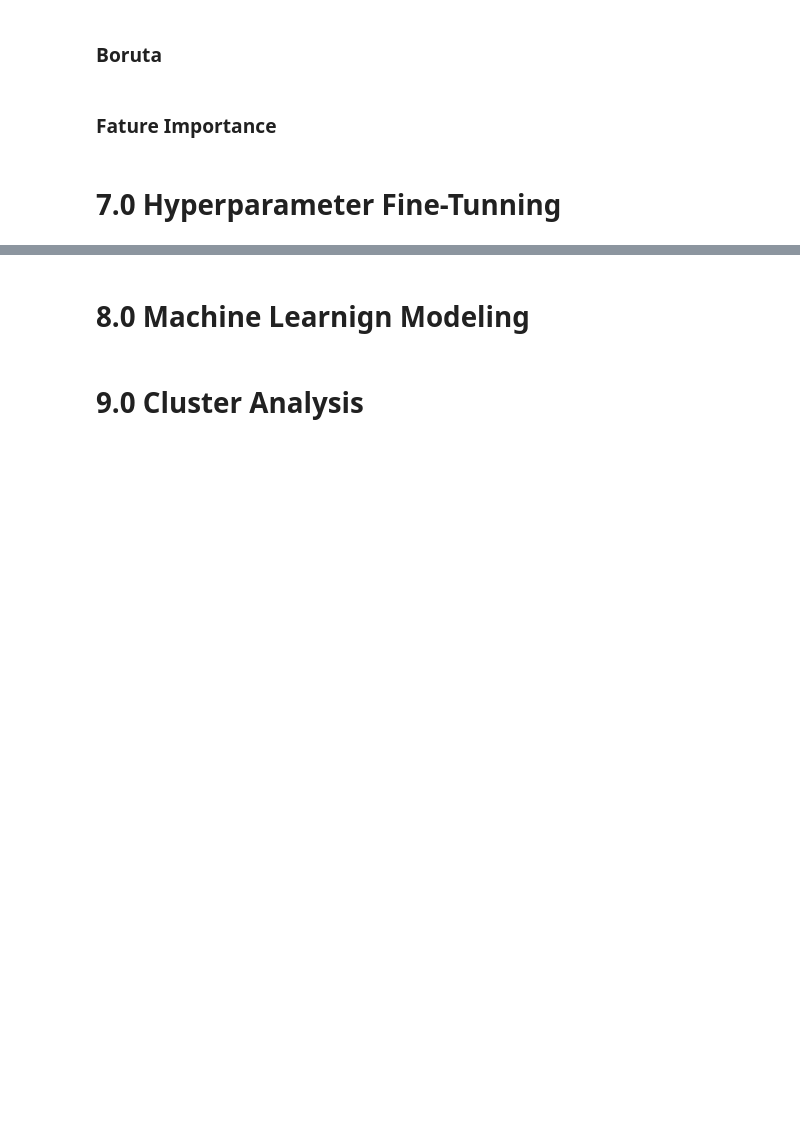
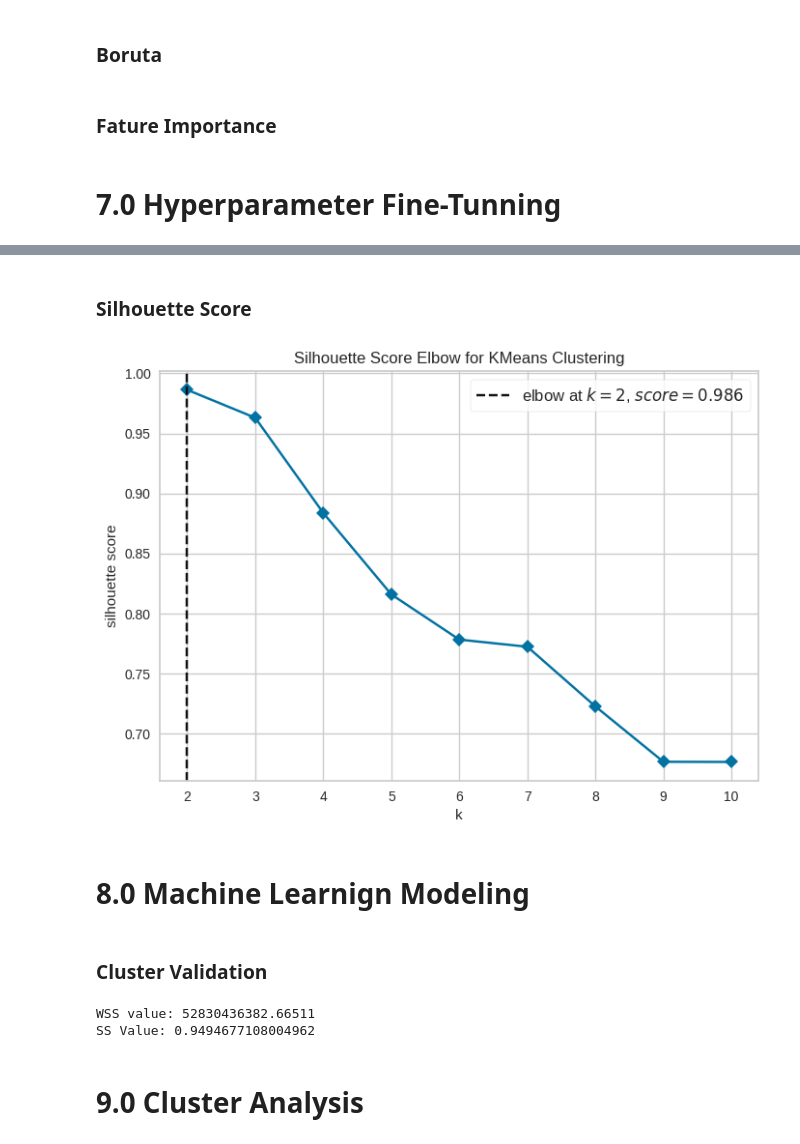
Before and after one commit to natan-matos/ds-clustering, a Jupyter notebook: notebooks/01-nm-metrics.ipynb, the cells around one changed output, grey strips where cells are left out. Saved outputs shown, nothing was run; the diff lists cells and outputs as text; code cells hidden in the pictures; blank space fills up the shorter version.

```diff
--- a/notebooks/01-nm-metrics.ipynb
+++ b/notebooks/01-nm-metrics.ipynb
@@ -253,2 +291,10 @@ df2
+# %% [markdown]
+### Silhouette Score
+# %%
+kmenas = KElbowVisualizer( KMeans(n_init=10), k=cluster, metric='silhouette', timings=False);
+kmenas.fit( X );
+kmenas.show();
+# %% [output]
+[figure, added]
 # %% [markdown]
 # 8.0 Machine Learnign Modeling
@@ -255,2 +311,13 @@ df2
+# %% [markdown]
+### Cluster Validation
+# %%
+# WSS
+print( f'WSS value: {kmeans.inertia_}')
+
+# Silhouette
+print(f'SS Value: {metrics.silhouette_score( X, labels, metric="euclidean")}')
+# %% [output]
+WSS value: 52830436382.66511
+SS Value: 0.9494677108004962
 # %% [markdown]
 # 9.0 Cluster Analysis
```
Also changed, not shown: parts of 16 cells of this notebook.
